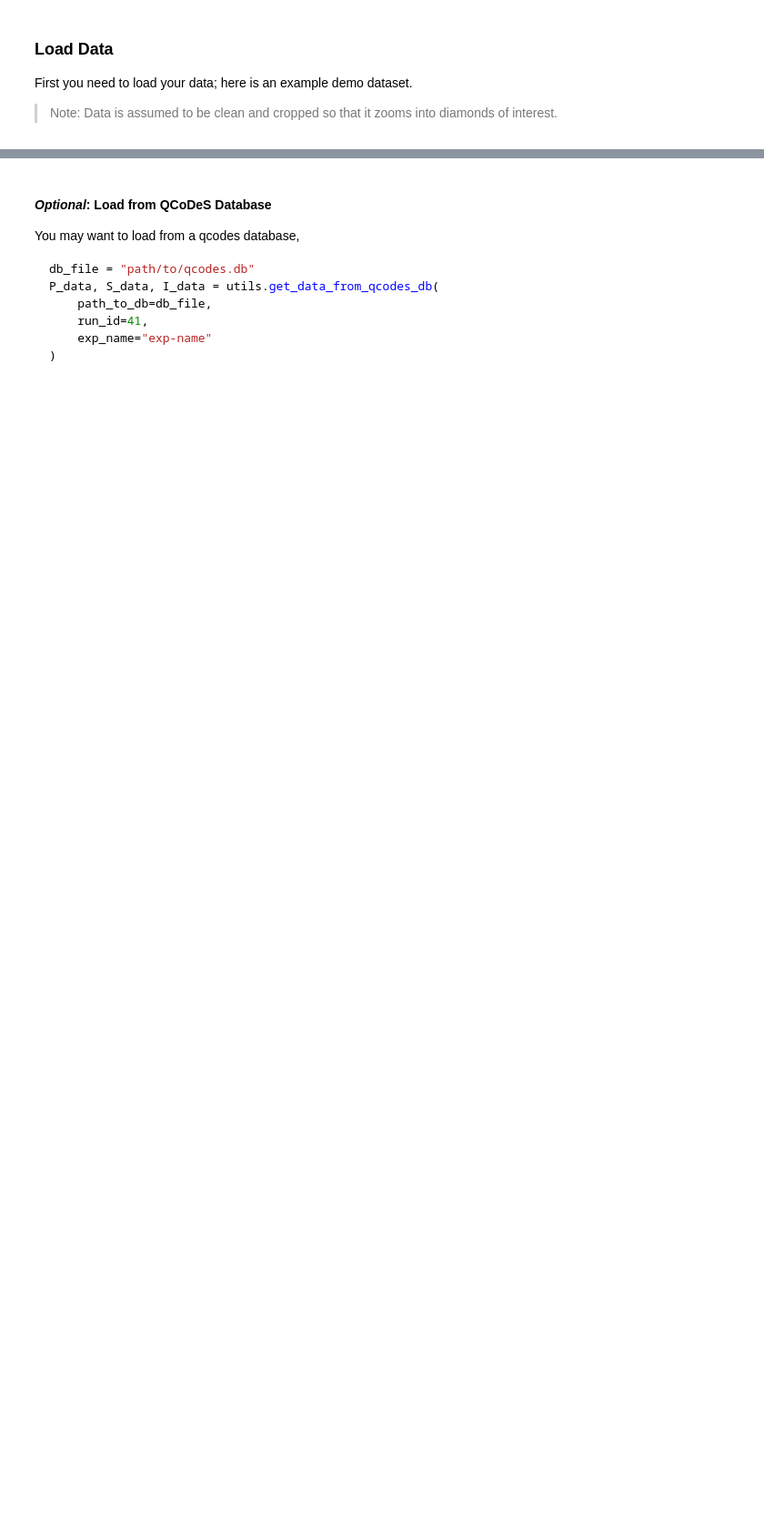
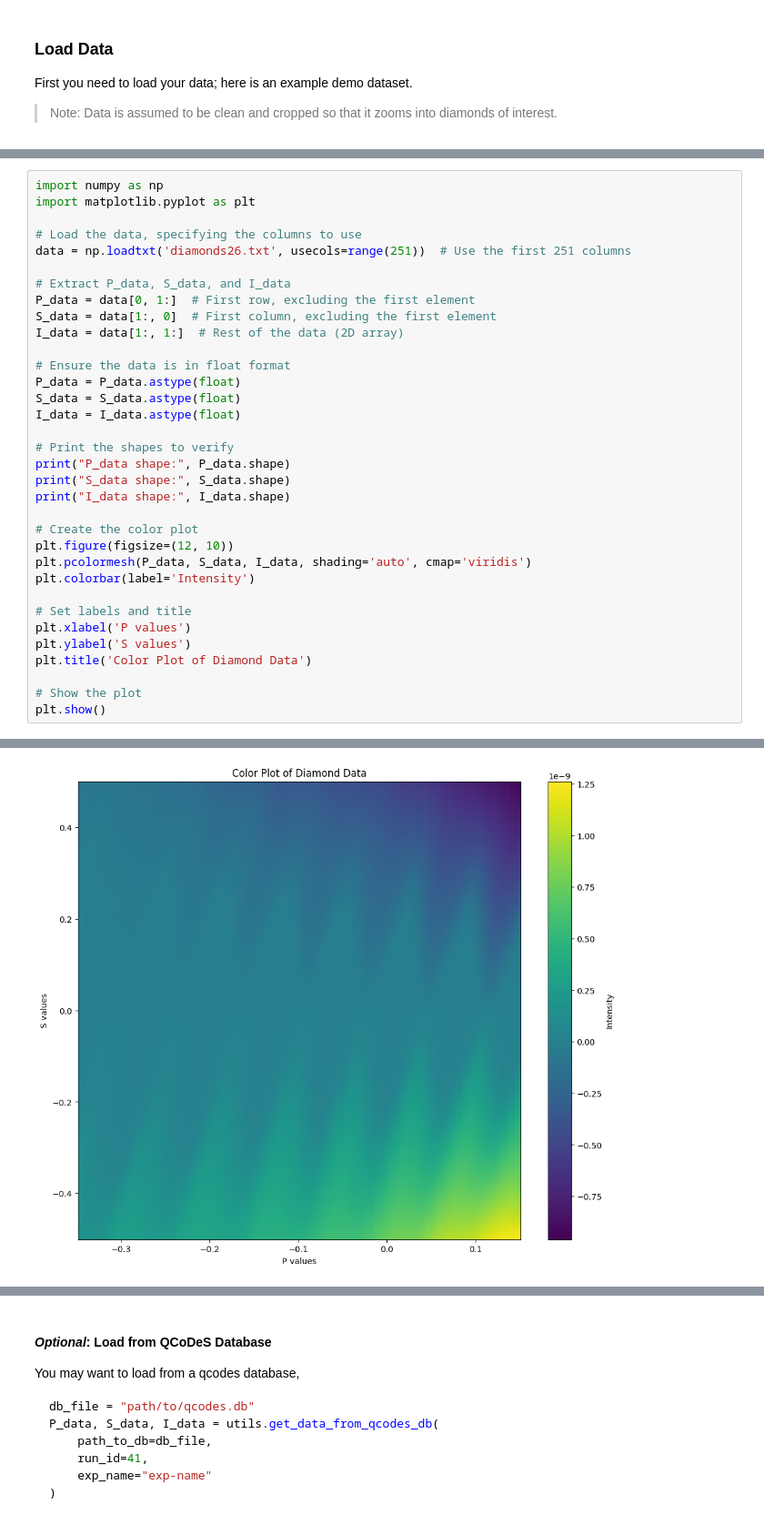
Before and after one commit to mainCSG/diamondminer, a Jupyter notebook: example/demo.ipynb, the cells around one changed output, grey strips where cells are left out. Shown at 91% size. Drawn from its saved outputs; the diff is of its cells as text; blank space fills up the shorter version.

```diff
--- a/example/demo.ipynb
+++ b/example/demo.ipynb
@@ -15,0 +171,35 @@ First you need to load your data; here is an example demo dataset.
+# %%
+import numpy as np
+import matplotlib.pyplot as plt
+
+# Load the data, specifying the columns to use
+data = np.loadtxt('diamonds26.txt', usecols=range(251))  # Use the first 251 columns
+
+# Extract P_data, S_data, and I_data
+P_data = data[0, 1:]  # First row, excluding the first element
+S_data = data[1:, 0]  # First column, excluding the first element
+I_data = data[1:, 1:]  # Rest of the data (2D array)
+
+# Ensure the data is in float format
+P_data = P_data.astype(float)
+S_data = S_data.astype(float)
+I_data = I_data.astype(float)
+
+# Print the shapes to verify
+print("P_data shape:", P_data.shape)
+print("S_data shape:", S_data.shape)
+print("I_data shape:", I_data.shape)
+
+# Create the color plot
+plt.figure(figsize=(12, 10))
+plt.pcolormesh(P_data, S_data, I_data, shading='auto', cmap='viridis')
+plt.colorbar(label='Intensity')
+
+# Set labels and title
+plt.xlabel('P values')
+plt.ylabel('S values')
+plt.title('Color Plot of Diamond Data')
+
+# Show the plot
+plt.show()
+# %% [output]
@@ -15,0 +209 @@ First you need to load your data; here is an example demo dataset.
+[figure, added]
```
Also changed, not shown: parts of 17 cells of this notebook, 20 other files.
